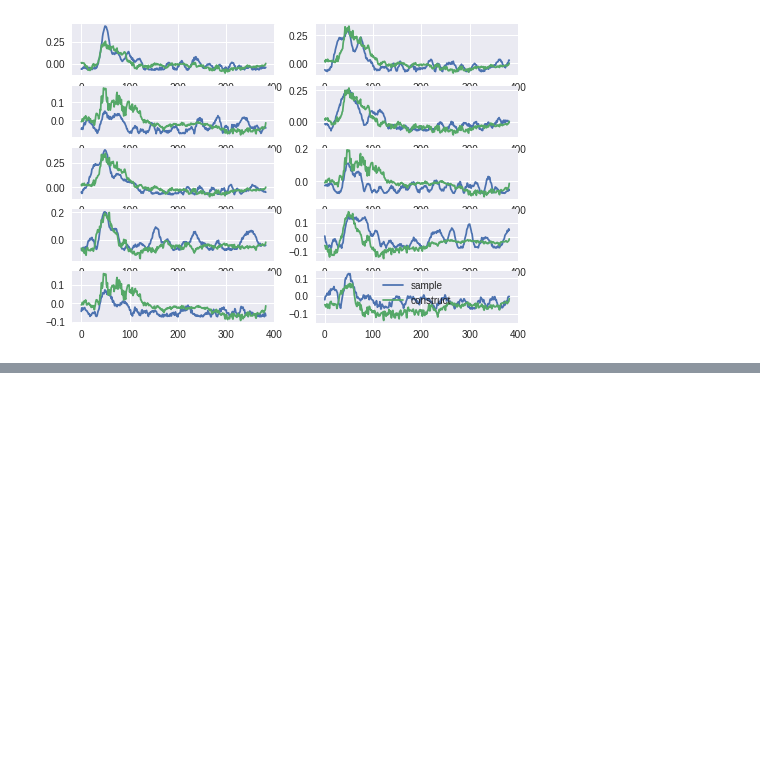
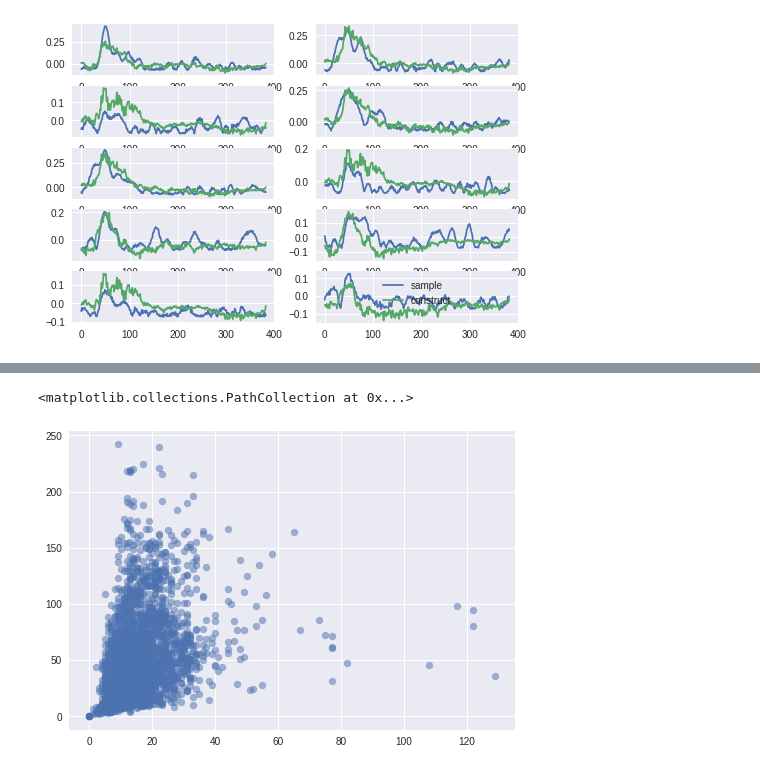
Before and after one commit to geoffder/python-analysis, a Jupyter notebook: cluster_notebook/conv1d_cluster_note.ipynb, the cells around one changed output, grey strips where cells are left out. Cells and saved outputs as stored; diff of their text form; code cells hidden in the pictures; blank space fills up the shorter version.

```diff
--- a/conv1d_cluster_note.ipynb
+++ b/cluster_notebook/conv1d_cluster_note.ipynb
@@ -183 +268,27 @@ autoencoder.reconstruct(minis, batch_sz=10)
+# %%
+exp_metrics = np.array([
+    get_exp_fits(mini, 400)
+    for mini in long_minis
+])
+
+time_metrics = np.array([
+    get_rise_decay(mini, 400, kernel_sz=5)
+    for mini in long_minis
+])
+
+simple_metrics = np.stack([
+    long_minis.max(axis=1),
+    long_minis.sum(axis=1),
+    long_minis.max(axis=1) / long_minis.sum(axis=1),
+], axis=1)
+
+# metrics = np.concatenate([exp_metrics, simple_metrics], axis=1)
+# metrics = np.concatenate([time_metrics, simple_metrics], axis=1)
+metrics = np.concatenate(
+    [exp_metrics, time_metrics, simple_metrics], axis=1
+)
+# metrics = exp_metrics
+# metrics = time_metrics
+
+metrics = norm_metrics(metrics)
 # %%
@@ -217,0 +362,5 @@ print("Cluster Breakdown:\n    "+(' '*5).join(label_strs)+'\n', ratios)
+# %%
+plt.scatter(time_metrics[:, 0], time_metrics[:, 1], alpha=.5)
+# %% [output]
+<matplotlib.collections.PathCollection at 0x...>
+[figure, added]
```
Also changed, not shown: parts of 10 cells of this notebook, 3 other files.
